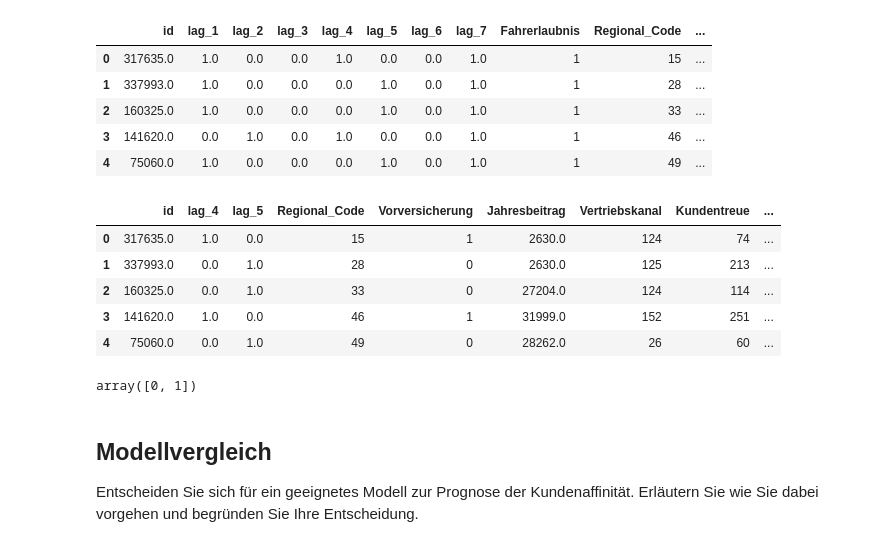
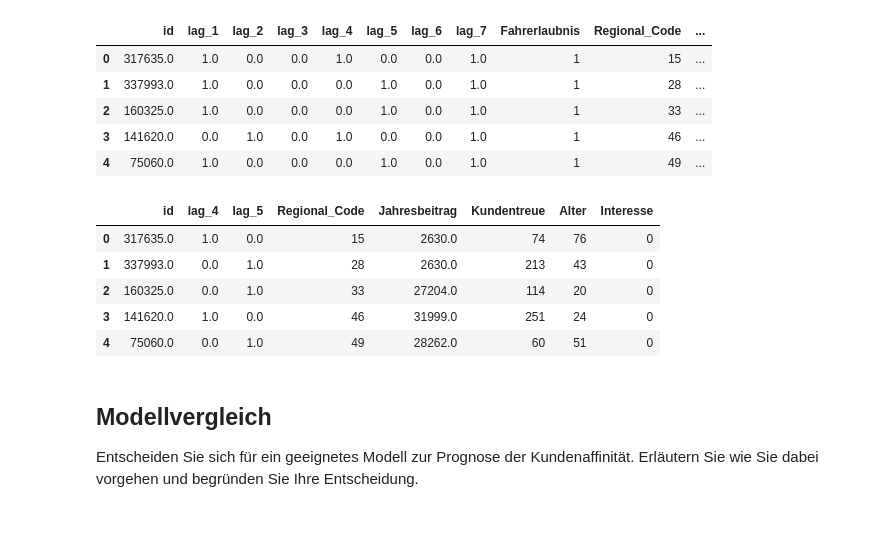
Before and after one commit to pmherp/huk_proj, a Jupyter notebook: src/coding_challenge.ipynb, the cells around one changed output. Drawn from its saved outputs; the diff is of its cells as text; code cells hidden in the pictures.

```diff
--- a/src/coding_challenge.ipynb
+++ b/src/coding_challenge.ipynb
@@ -240,24 +241,23 @@ df_encoded.head()
 | 4 | 75060.0 | 1.0 | 0.0 | 0.0 | 0.0 | 1.0 | 0.0 | 1.0 | 1 | 49 | ... |
 # %%
 # Drop features from df_encode with feature importance below 0.05
+# Also drop Features Vertriebskanal and Vorversicherung, since they highly correlate with more important features
 df_encoded = df_encoded.drop(['lag_1',
                               'lag_2',
                               'lag_3',
                               'lag_6',
                               'lag_7',
-                              'Fahrerlaubnis' ], axis=1)
+                              'Fahrerlaubnis',
+                              'Vertriebskanal',
+                              'Vorversicherung'], axis=1)
 df_encoded.head()
 # %% [output]
-|  | id | lag_4 | lag_5 | Regional_Code | Vorversicherung | Jahresbeitrag | Vertriebskanal | Kundentreue | ... |
-| 0 | 317635.0 | 1.0 | 0.0 | 15 | 1 | 2630.0 | 124 | 74 | ... |
-| 1 | 337993.0 | 0.0 | 1.0 | 28 | 0 | 2630.0 | 125 | 213 | ... |
-| 2 | 160325.0 | 0.0 | 1.0 | 33 | 0 | 27204.0 | 124 | 114 | ... |
-| 3 | 141620.0 | 1.0 | 0.0 | 46 | 1 | 31999.0 | 152 | 251 | ... |
-| 4 | 75060.0 | 0.0 | 1.0 | 49 | 0 | 28262.0 | 26 | 60 | ... |
+|  | id | lag_4 | lag_5 | Regional_Code | Jahresbeitrag | Kundentreue | Alter | Interesse |
+| 0 | 317635.0 | 1.0 | 0.0 | 15 | 2630.0 | 74 | 76 | 0 |
+| 1 | 337993.0 | 0.0 | 1.0 | 28 | 2630.0 | 213 | 43 | 0 |
+| 2 | 160325.0 | 0.0 | 1.0 | 33 | 27204.0 | 114 | 20 | 0 |
+| 3 | 141620.0 | 1.0 | 0.0 | 46 | 31999.0 | 251 | 24 | 0 |
+| 4 | 75060.0 | 0.0 | 1.0 | 49 | 28262.0 | 60 | 51 | 0 |
-# %%
-df_encoded.Interesse.unique()
-# %% [output]
-array([0, 1])
 # %% [markdown]
 ## Modellvergleich
 
```
Also changed, not shown: parts of 12 cells of this notebook, 2 other files.
